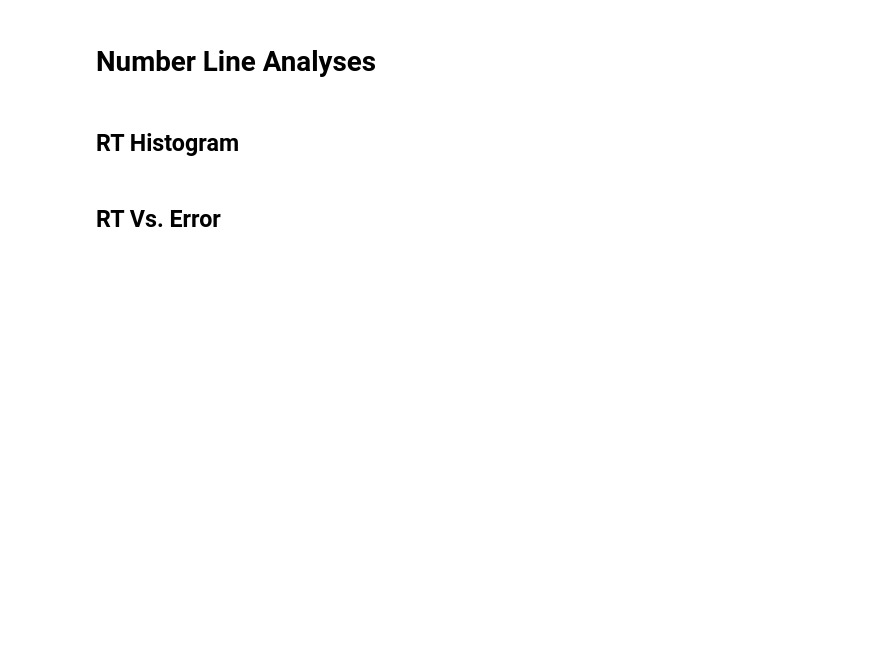
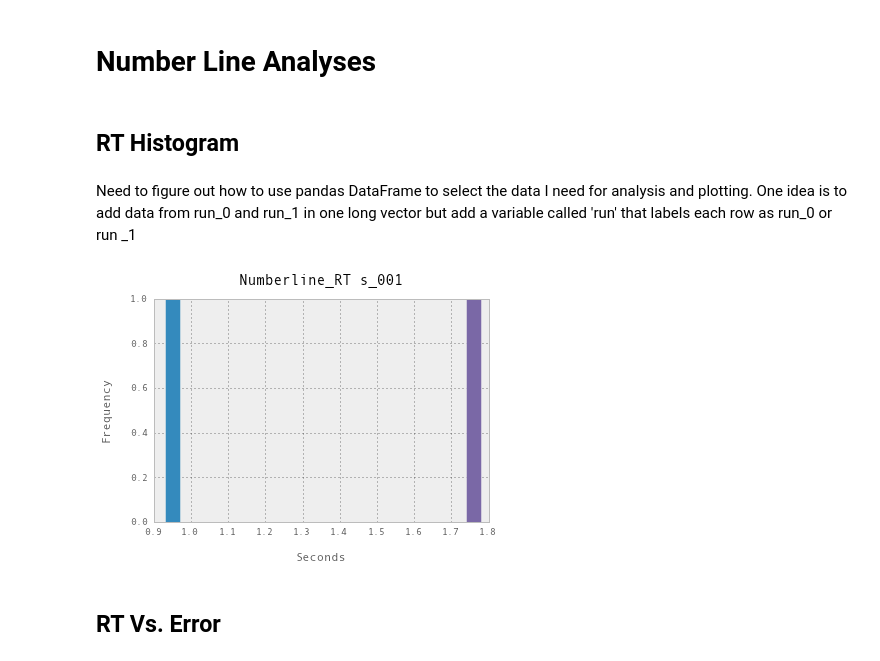
Before and after one commit to franink/Fractions, a Jupyter notebook: Data_Analyses/Fraction_Behavioral.ipynb, the cells around one changed output. Cells and saved outputs as stored; diff of their text form; code cells hidden in the pictures; blank space fills up the shorter version.

```diff
--- a/Data_Analyses/Fraction_Behavioral.ipynb
+++ b/Data_Analyses/Fraction_Behavioral.ipynb
@@ -40,20 +66,28 @@ data_dict['s_010'].keys()
 new_dat = {}
 new_df = {}
 for s in data_dict:
-    tasks = data_dict[s].keys()
+    tasks = ['sumResults','compResults','numlineResults','dotsResults']
     new_dat[s]={}
     new_df[s] = {}
     for task in tasks:
-        dat = data_dict[s][task]
-        dat_names = dat[0][:]
+        dat = data_dict[s]['p'][task]
+        num_fields = len(data_dict['s_001']['p'][task][0][0][0])
+        dat_names = []
+        for k in range(0,num_fields):
+            dat_names.append(dat[0][0][0][k][0][0])
         new_dat[s][task] = {}
-        for i in range(0,len(dat_names)):
-            new_dat[s][task][dat_names[i][0]] = []
-            for j in range(0,len(dat[:][:])-1):
-                new_dat[s][task][dat_names[i][0]].append(dat[j+1][i][0][0])
+        runs = data_dict[s]['p']['runs'][0][0][0][0]
+        for run in range(0,runs):
+            run_name = 'Run_'+str(run)
+            new_dat[s][task][run_name] = {}
+            for i in range(0,len(dat_names)):
+                new_dat[s][task][run_name][dat_names[i]] = []
+                for j in range(0,len(dat[0][0][:])-1):
+                    new_dat[s][task][run_name][dat_names[i]].append(dat[0][0][j+1][i][run][0])
+            #run_df[run_name] = pd.DataFrame(new_dat[s][task][run_name]
         new_df[s][task] = pd.DataFrame(new_dat[s][task])
-new_dat['s_010'].keys()
 #legible access to the data
-mat = 'nMatchResults' #Match task
-comp = 'fCompResults' #Fraction comparison
-nline = 'numlineResults' #numberline
+Sum = 'sumResults' #Match task
+Comp = 'compResults' #Fraction comparison
+Nline = 'numlineResults' #numberline
+Dots = 'dotsResults'
@@ -76,5 +145,5 @@ dtypes: float64(7), int64(2)
 # %%
 sub_list = new_df.keys()
-task_list = new_df[sub_list[3]].keys()
+task_list = new_df[sub_list[0]].keys()
 sub_list
 # %% [output]
@@ -103,19 +176,23 @@ dtypes: float64(7), int64(2)
 # Number Line Analyses
 # %% [markdown]
 ## RT Histogram
+# %% [markdown]
+Need to figure out how to use pandas DataFrame to select the data I need for analysis and plotting.
+One idea is to add data from run_0 and run_1 in one long vector but add a variable called 'run' that labels each row as run_0 or run _1
 # %%
 # Plot RT histograms for numberline task
 for s in sub_list:
-    plot_data = new_df[s][task_list[1]]['RT']
+    plot_data = new_df[s][task_list[1]]['Run_0']['RT']
     plot_data = plot_data[plot_data > -1] # Get rid of trials without responses
     tit = 'Numberline_RT '+s
     fname = tit+'.png'
     hist(plot_data,25)
     pylab.title(tit, y = 1.04)
     pylab.xlabel('Seconds', labelpad = 18)
     pylab.ylabel('Frequency', labelpad = 18)
     pylab.savefig(fname)
-    pylab.close()
+# %% [output]
+[figure, added]
 # %% [markdown]
 ## RT Vs. Error
 # %%
```
Also changed, not shown: parts of 13 cells of this notebook, 2 other files.
